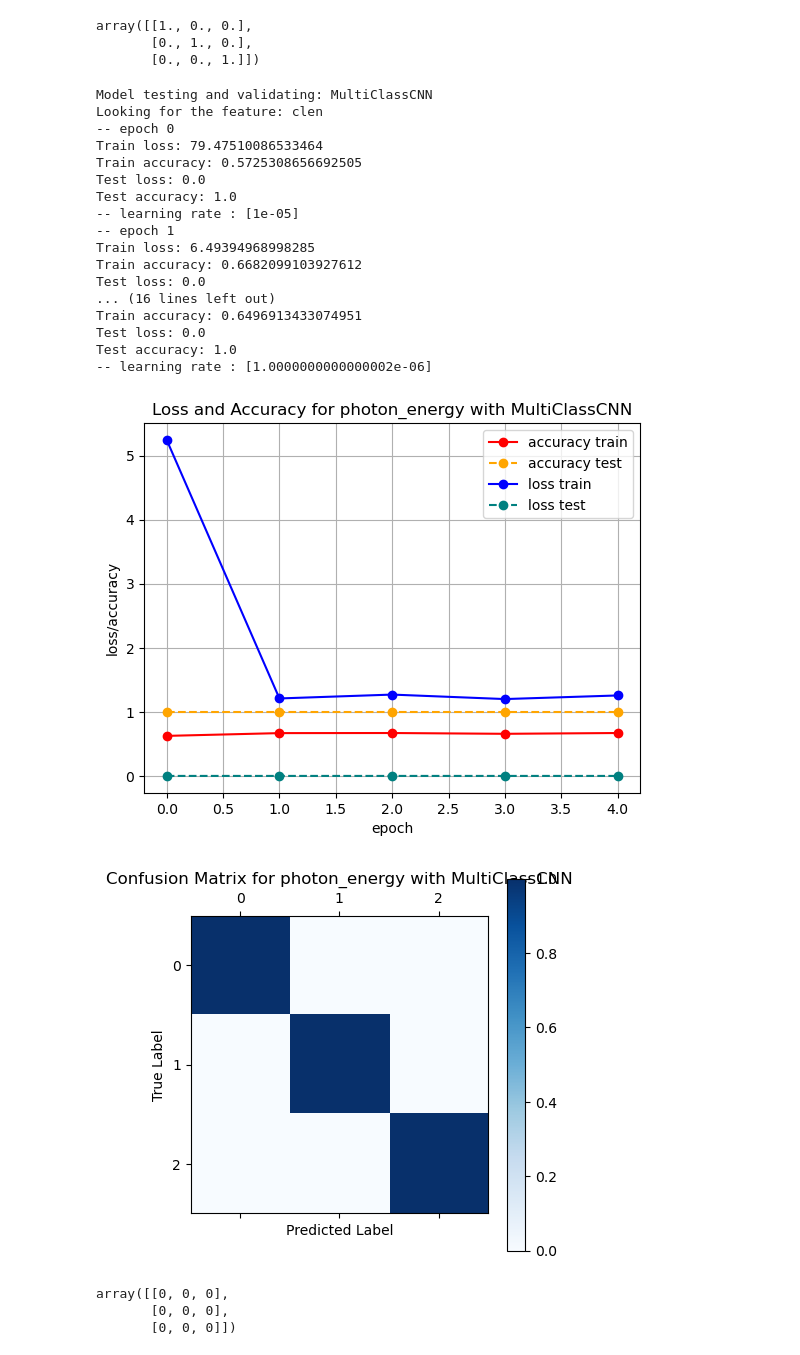
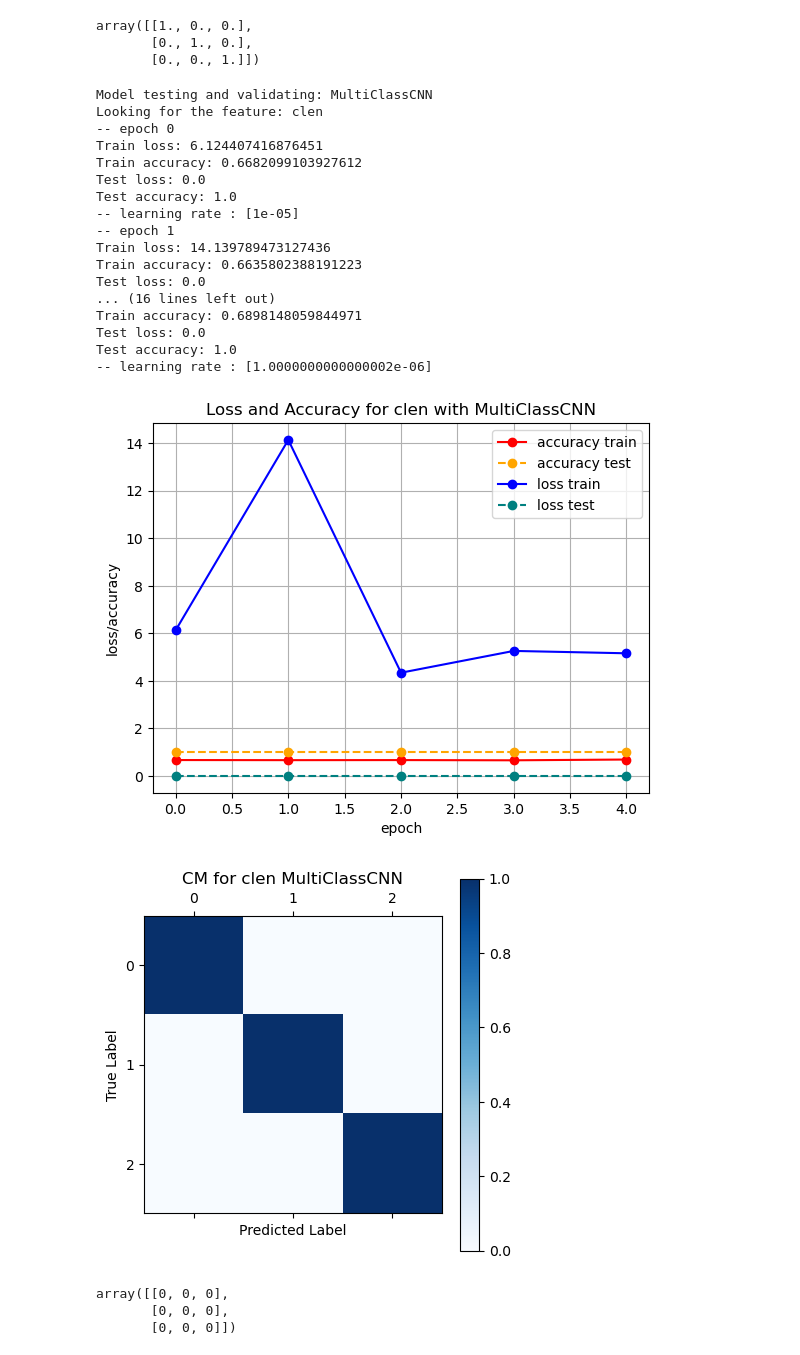
Before and after one commit to adamkurth/cxls_hitfinder, a Jupyter notebook: cnn/src/test_Everett.ipynb, the cells around one changed output. Saved outputs shown, nothing was run; the diff lists cells and outputs as text; code cells hidden in the pictures.

```diff
--- a/cnn/src/test_Everett.ipynb
+++ b/cnn/src/test_Everett.ipynb
@@ -185,27 +185,27 @@ array([[1., 0., 0.],
 # %%
 c = train_eval.TrainTestModels(cfg, clen_config)
 c.epoch_loop()
-b.plot_loss_accuracy(diagram_save_path + 'camera_length_loss_accuracy.png')
-b.plot_confusion_matrix(diagram_save_path + 'camera_length_confusion_matrix.png')
+c.plot_loss_accuracy(diagram_save_path + 'camera_length_loss_accuracy.png')
+c.plot_confusion_matrix(diagram_save_path + 'camera_length_confusion_matrix.png')
 c.save_model()
 # %% [output]
 Model testing and validating: MultiClassCNN
 Looking for the feature: clen
 -- epoch 0
-Train loss: 79.47510086533464
-Train accuracy: 0.5725308656692505
+Train loss: 6.124407416876451
+Train accuracy: 0.6682099103927612
 Test loss: 0.0
 Test accuracy: 1.0
 -- learning rate : [1e-05]
 -- epoch 1
-Train loss: 6.49394968998285
-Train accuracy: 0.6682099103927612
+Train loss: 14.139789473127436
+Train accuracy: 0.6635802388191223
 Test loss: 0.0
 ... (16 lines left out)
-Train accuracy: 0.6496913433074951
+Train accuracy: 0.6898148059844971
 Test loss: 0.0
 Test accuracy: 1.0
 -- learning rate : [1.0000000000000002e-06]
-[figure, old version]
+[figure, new version]
-[figure, old version]
+[figure, new version]
 # %%
```
Also changed, not shown: parts of 3 cells of this notebook, 5 other files.
